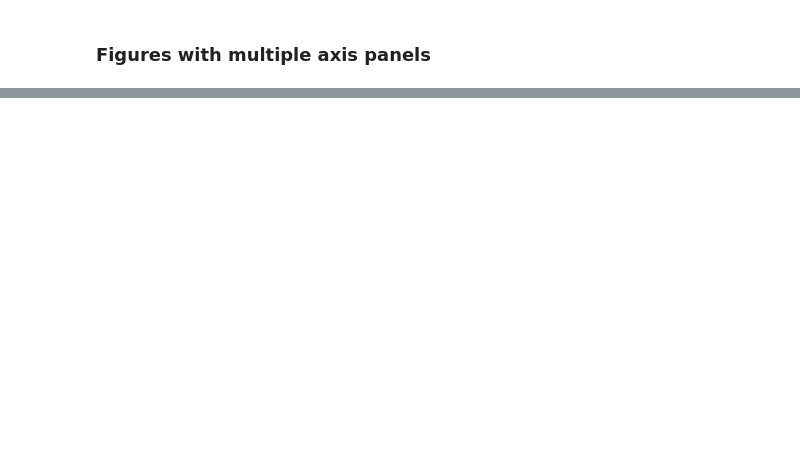
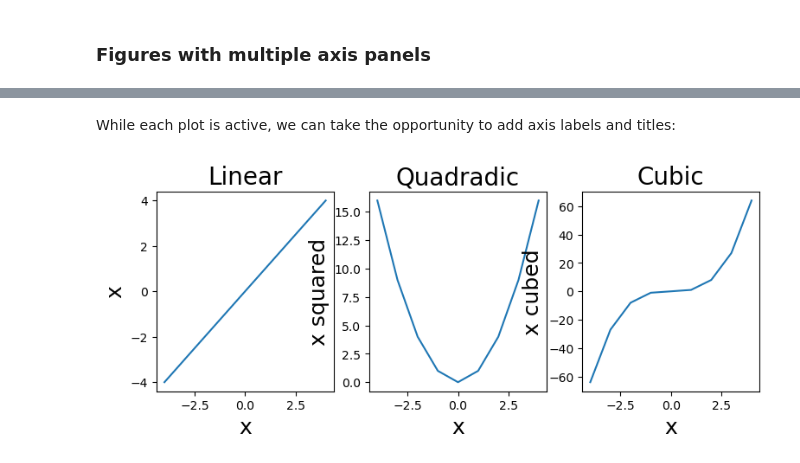
Before and after one commit to psychdatascience/FDS-CourseOne, a Jupyter notebook: tutorial015.ipynb, the cells around one changed output, grey strips where cells are left out. Cells and saved outputs as stored; diff of their text form; code cells hidden in the pictures; blank space fills up the shorter version.

```diff
--- a/tutorial015.ipynb
+++ b/tutorial015.ipynb
@@ -268,0 +334,26 @@ If you open any
+# %% [markdown]
+While each plot is active, we can take the opportunity to add axis labels and titles:
+# %%
+plt.style.use('default')
+
+plt.figure(figsize=(9, 3))
+
+plt.subplot(131)                          # make the first plot active
+plt.plot(my_x, y_lin, label = 'linear');  # do the actual plotting
+plt.xlabel('x', fontsize = 18);           # and while the plot is active
+plt.ylabel('x', fontsize = 18);           # make it fancy like
+plt.title('Linear', fontsize = 20,);
+
+plt.subplot(132)
+plt.plot(my_x, y_quad, label = 'quadratic');
+plt.xlabel('x', fontsize = 18);
+plt.ylabel('x squared', fontsize = 18);
+plt.title('Quadradic', fontsize = 20,);
+
+plt.subplot(133)
+plt.plot(my_x, y_cube, label = 'cubic');
+plt.xlabel('x', fontsize = 18);
+plt.ylabel('x cubed', fontsize = 18);
+plt.title('Cubic', fontsize = 20,);
+# %% [output]
+[figure, added]
```
Also changed, not shown: parts of 35 cells of this notebook.
